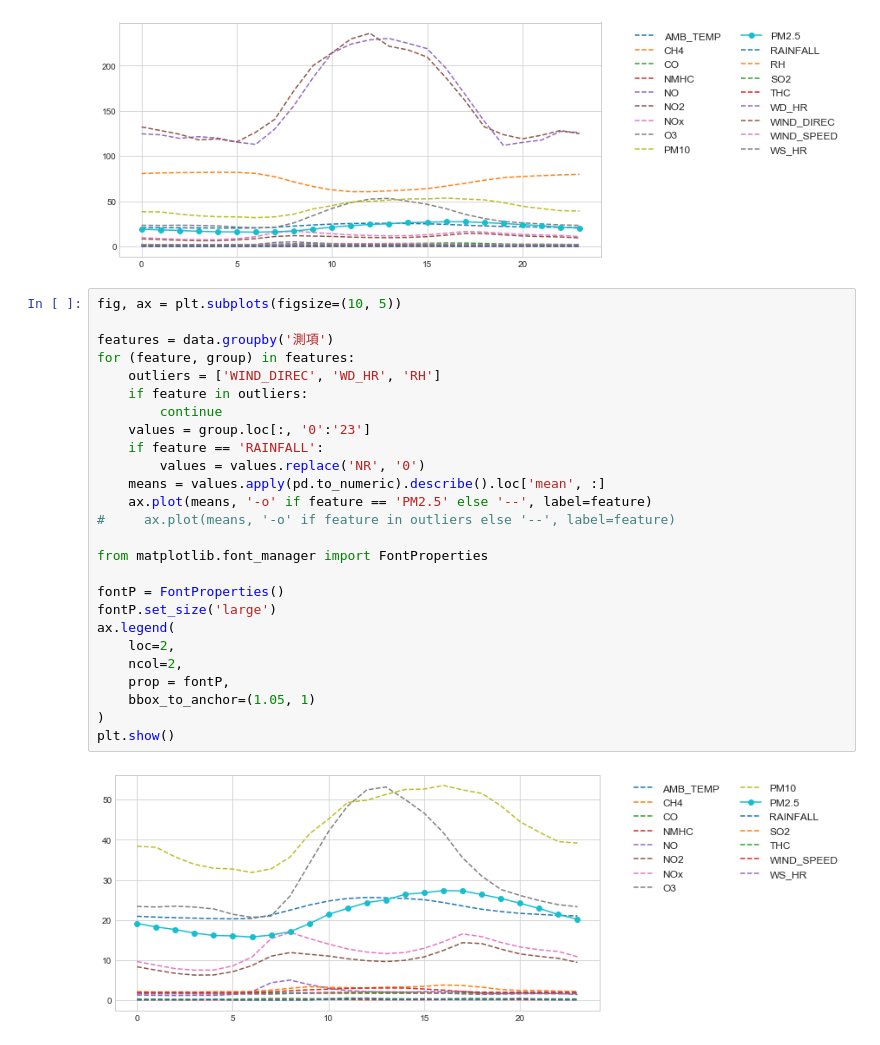
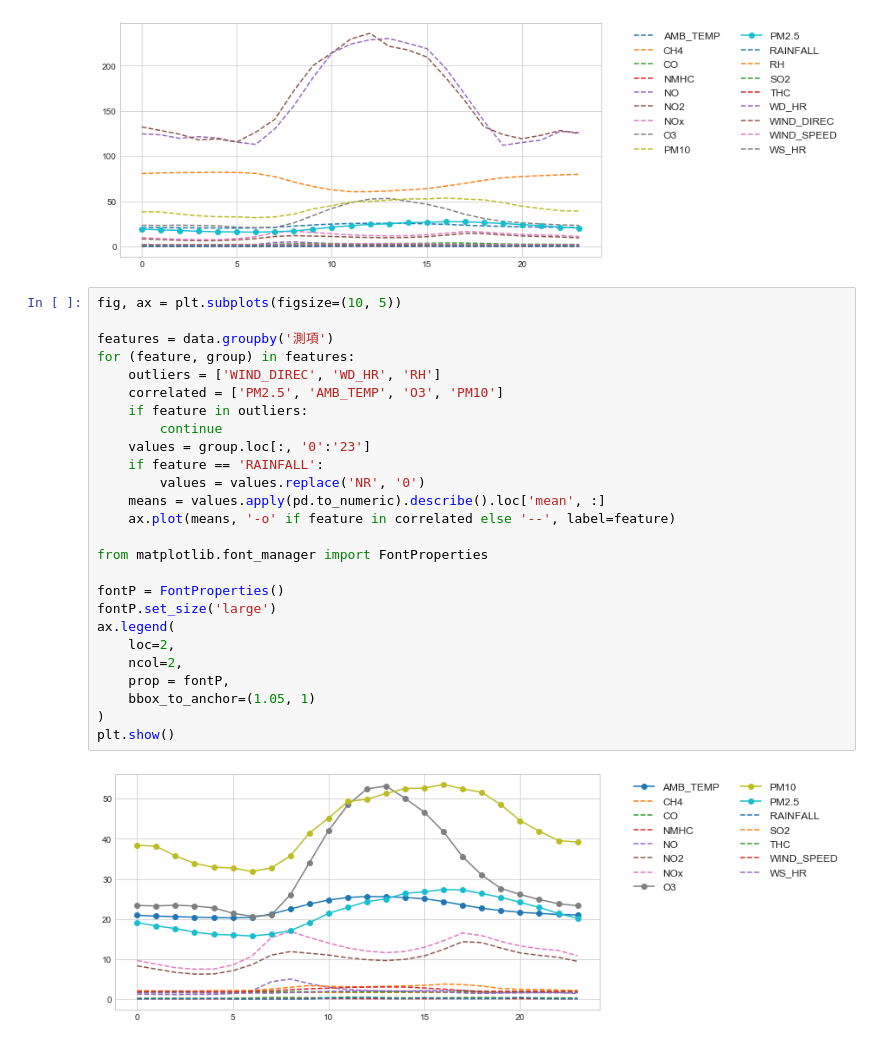
Before and after one commit to RichoHan/machine-learning, a Jupyter notebook: session-1-pm2.5-prediction/data-overview.ipynb, the cells around one changed output. Cells and saved outputs as stored; diff of their text form.

```diff
--- a/session-1-pm2.5-prediction/data-overview.ipynb
+++ b/session-1-pm2.5-prediction/data-overview.ipynb
@@ -111,28 +111,28 @@ plt.show()
 # %%
 fig, ax = plt.subplots(figsize=(10, 5))
 
 features = data.groupby('測項')
 for (feature, group) in features:
     outliers = ['WIND_DIREC', 'WD_HR', 'RH']
+    correlated = ['PM2.5', 'AMB_TEMP', 'O3', 'PM10']
     if feature in outliers:
         continue
     values = group.loc[:, '0':'23']
     if feature == 'RAINFALL':
         values = values.replace('NR', '0')
     means = values.apply(pd.to_numeric).describe().loc['mean', :]
-    ax.plot(means, '-o' if feature == 'PM2.5' else '--', label=feature)
-#     ax.plot(means, '-o' if feature in outliers else '--', label=feature)
+    ax.plot(means, '-o' if feature in correlated else '--', label=feature)
 
 from matplotlib.font_manager import FontProperties
 
 fontP = FontProperties()
 fontP.set_size('large')
 ax.legend(
     loc=2,
     ncol=2,
     prop = fontP,
     bbox_to_anchor=(1.05, 1)
 )
 plt.show()
 # %% [output]
-[figure, old version]
+[figure, new version]
```
Also changed, not shown: parts of 2 cells of this notebook, 1 other file.
